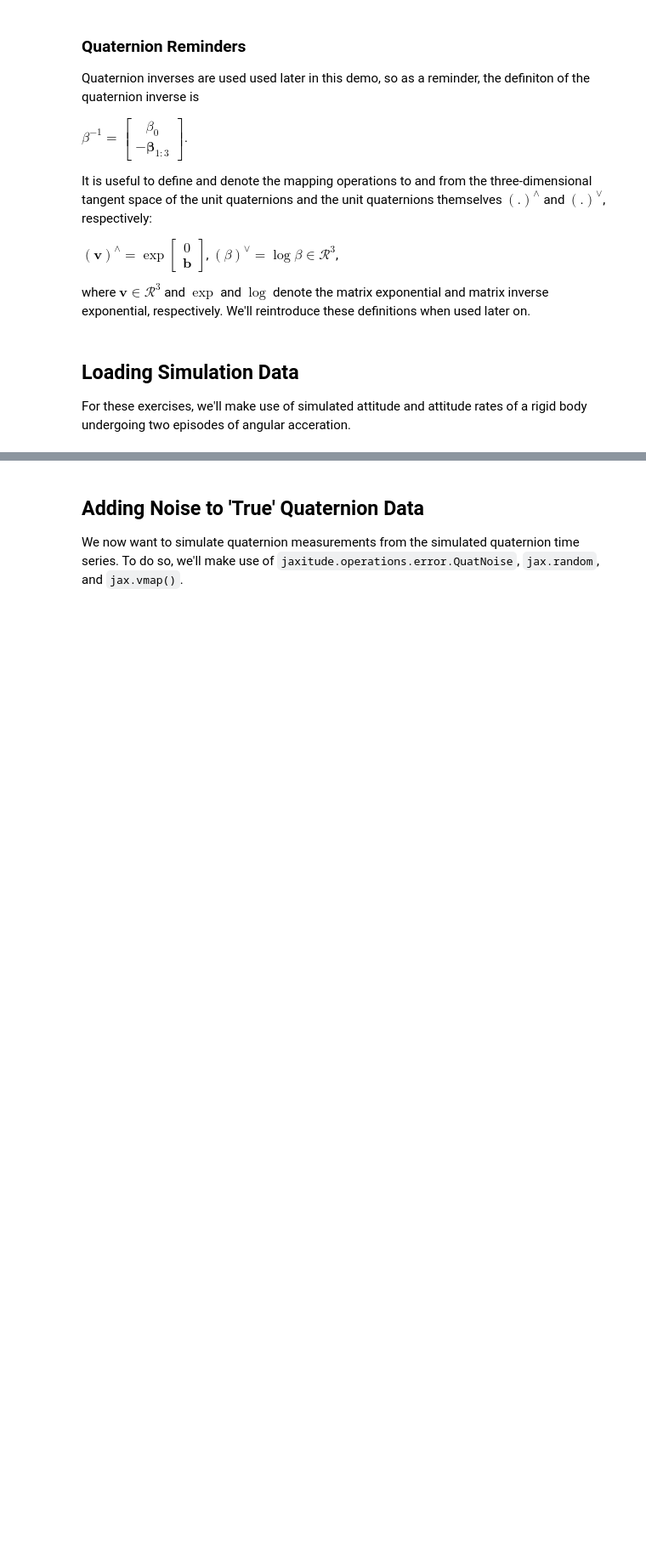
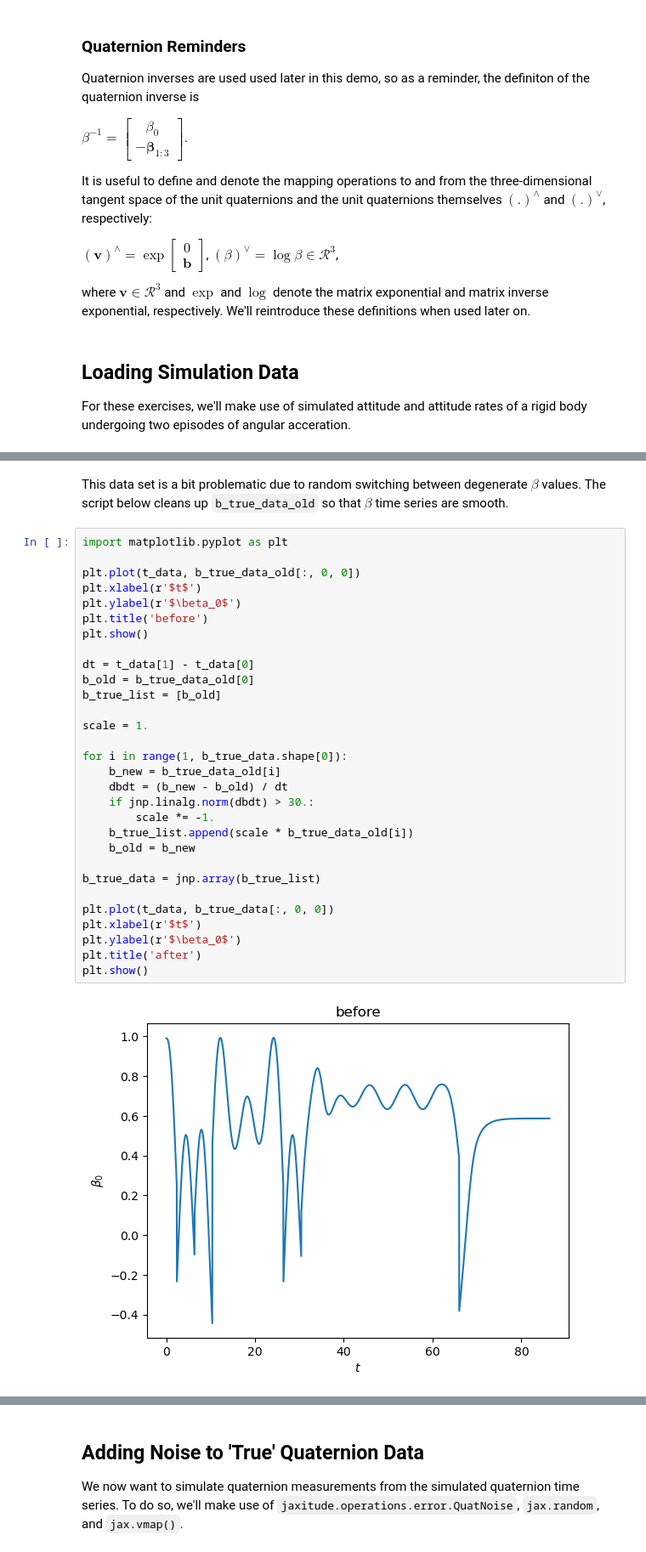
Before and after one commit to jhand1993/jaxitude, a Jupyter notebook: demos/demo_quat_filters.ipynb, the cells around one changed output, grey strips where cells are left out. Shown at 85% size. Drawn from its saved outputs; the diff is of its cells as text; blank space fills up the shorter version.

```diff
--- a/demos/demo_quat_filters.ipynb
+++ b/demos/demo_quat_filters.ipynb
@@ -93 +93,36 @@ b_true_data = b_true_data.reshape((n_steps, 4, 1))
 ea_true_data = ea_true_data.reshape((n_steps, 3, 1)) * jnp.pi / 180.
+# %% [markdown]
+This data set is a bit problematic due to random switching between degenerate $\beta$ values.
+The script below cleans up `b_true_data_old` so that $\beta$ time series are smooth.
+# %%
+import matplotlib.pyplot as plt
+
+plt.plot(t_data, b_true_data_old[:, 0, 0])
+plt.xlabel(r'$t$')
+plt.ylabel(r'$\beta_0$')
+plt.title('before')
+plt.show()
+
+dt = t_data[1] - t_data[0]
+b_old = b_true_data_old[0]
+b_true_list = [b_old]
+
+scale = 1.
+
+for i in range(1, b_true_data.shape[0]):
+    b_new = b_true_data_old[i]
+    dbdt = (b_new - b_old) / dt
+    if jnp.linalg.norm(dbdt) > 30.:
+        scale *= -1.
+    b_true_list.append(scale * b_true_data_old[i])
+    b_old = b_new
+
+b_true_data = jnp.array(b_true_list)
+
+plt.plot(t_data, b_true_data[:, 0, 0])
+plt.xlabel(r'$t$')
+plt.ylabel(r'$\beta_0$')
+plt.title('after')
+plt.show()
+# %% [output]
+[figure, added]
```
Also changed, not shown: parts of 29 cells of this notebook, 3 other files.
